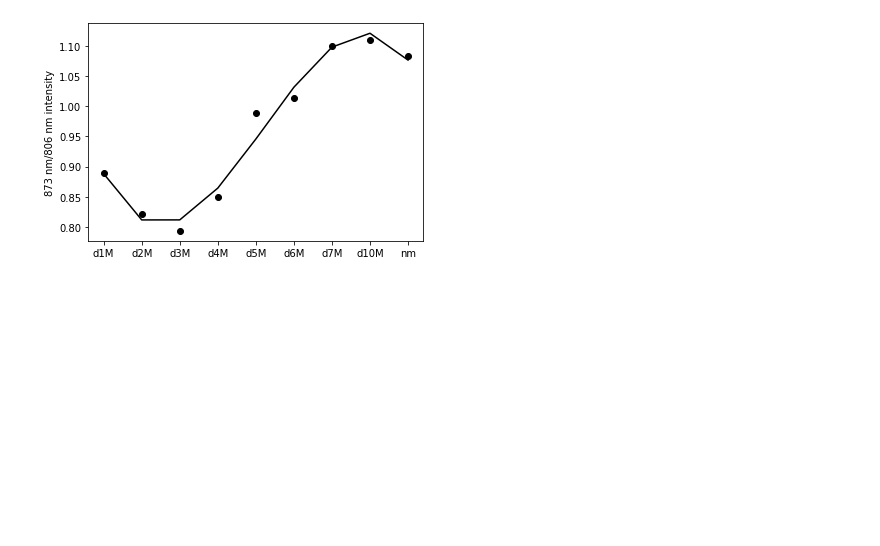
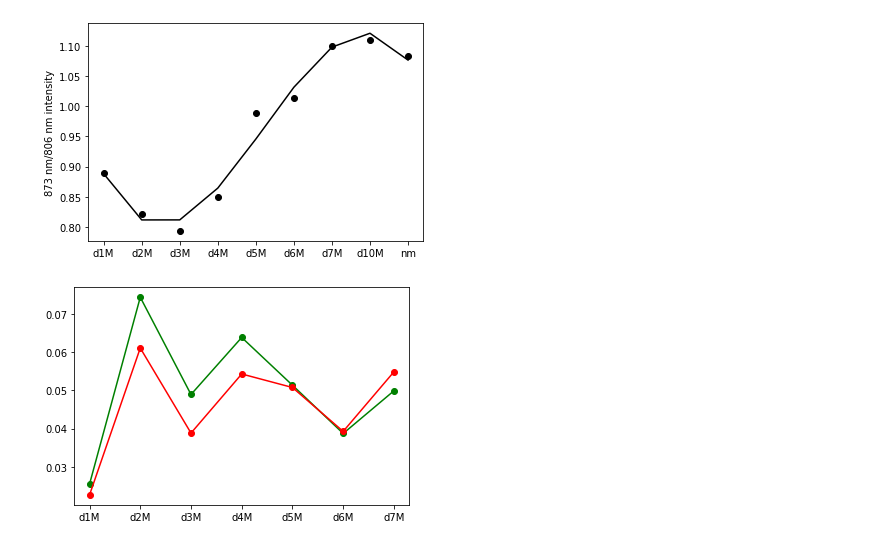
Before and after one commit to adbioc/Specroscopy, a Jupyter notebook: spectra_smooth.ipynb, the cells around one changed output. Cells and saved outputs as stored; diff of their text form; code cells hidden in the pictures; blank space fills up the shorter version.

```diff
--- a/spectra_smooth.ipynb
+++ b/spectra_smooth.ipynb
@@ -254,3 +255,11 @@ plt.ylabel('873 nm/806 nm intensity')
 plt.show()
 # %% [output]
 [figure]
+# %%
+df1=df[df['nm']==806]
+
+plt.plot(df1.iloc[0,0:7],'og-')
+plt.plot(df2.iloc[0,0:7],'or-')
+plt.show()
+# %% [output]
+[figure, added]
```
Also changed, not shown: parts of 2 cells of this notebook.
